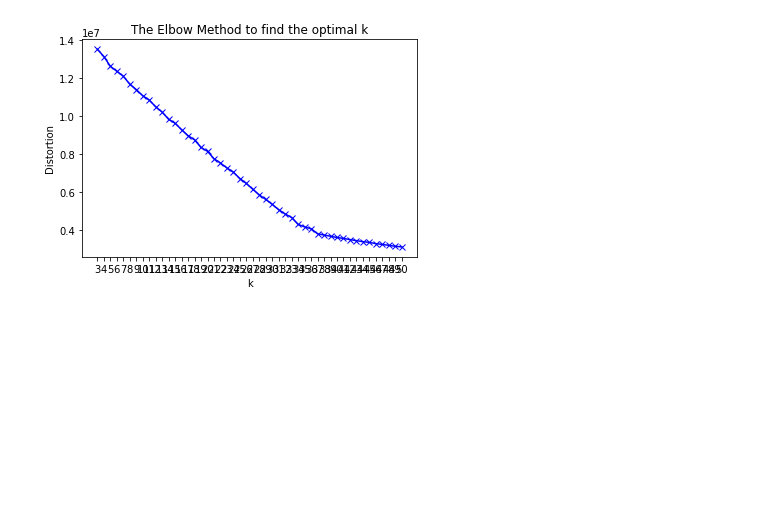
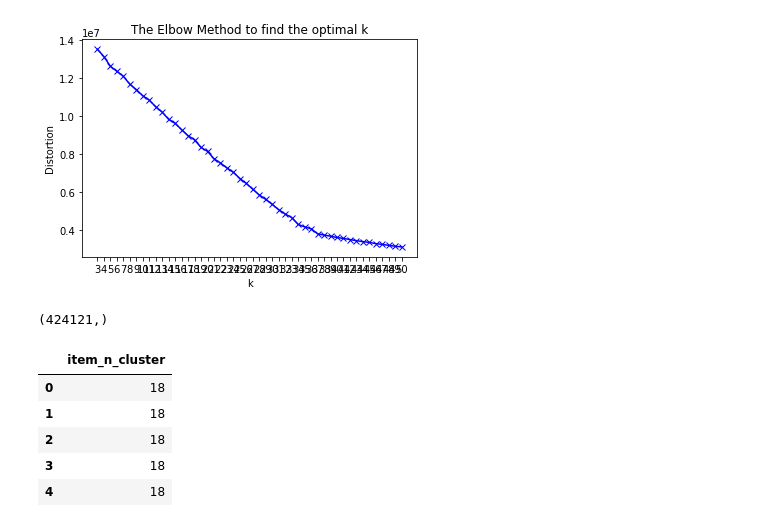
Before and after one commit to AlessandroBiagi/DataScienceProjects, a Jupyter notebook: Future_Sales/scripts/Predict_Future_Sales.ipynb, the cells around one changed output. Cells and saved outputs as stored; diff of their text form; code cells hidden in the pictures; blank space fills up the shorter version.

```diff
--- a/Future_Sales/scripts/Predict_Future_Sales.ipynb
+++ b/Future_Sales/scripts/Predict_Future_Sales.ipynb
@@ -1372,3 +1372,7 @@ df_stand = pd.DataFrame(df_stand, columns = df_clusters_ready.columns)
 
 kmeans.fit(df_stand)
 y_kmeans = kmeans.predict(df_stand)
+# %%
+y_kmeans.shape
+# %% [output]
+(424121,)
@@ -1374,0 +1382,9 @@ y_kmeans = kmeans.predict(df_stand)
+# %%
+df_means.head()
+# %% [output]
+|  | item_n_cluster |
+| 0 | 18 |
+| 1 | 18 |
+| 2 | 18 |
+| 3 | 18 |
+| 4 | 18 |
```
Also changed, not shown: parts of 24 cells of this notebook.
